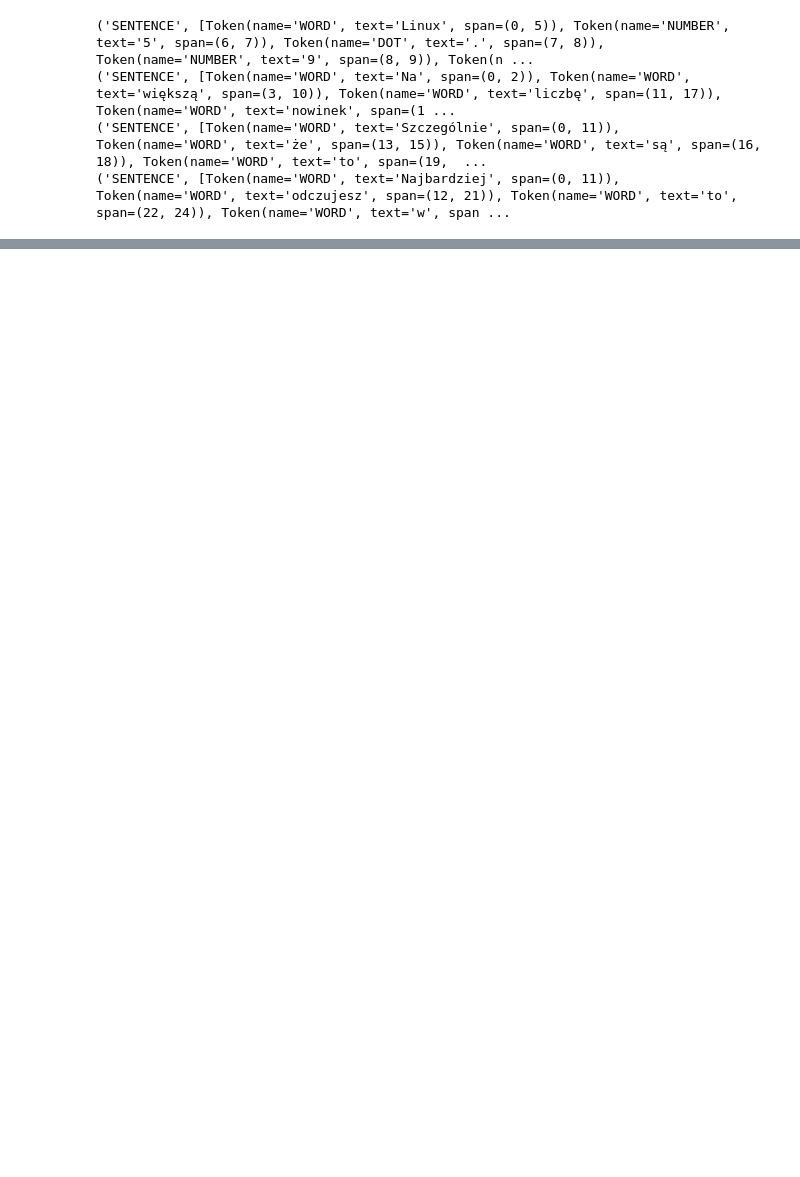
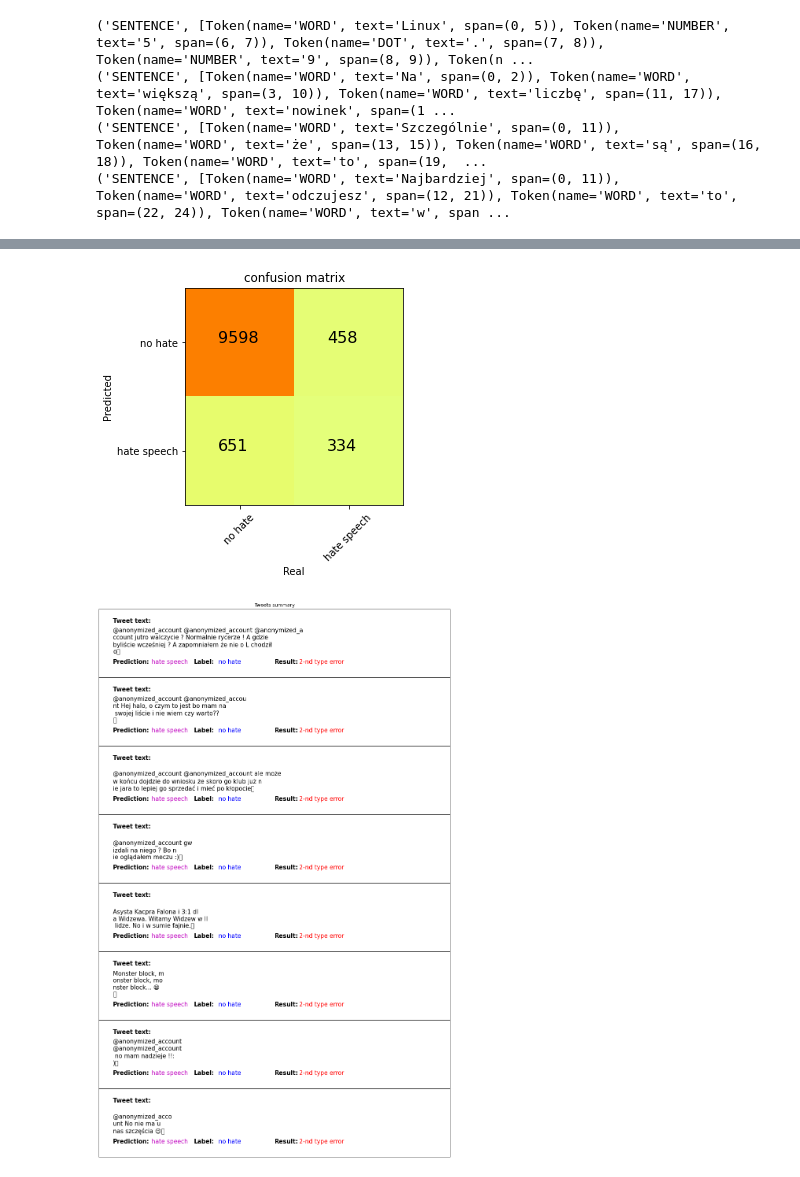
Before and after one commit to kk0walski/AJNLab1, a Jupyter notebook: hate_speech/Tokenization.ipynb, the cells around one changed output, grey strips where cells are left out. Saved outputs shown, nothing was run; the diff lists cells and outputs as text; code cells hidden in the pictures; blank space fills up the shorter version.

```diff
--- a/hate_speech/Tokenization.ipynb
+++ b/hate_speech/Tokenization.ipynb
@@ -279,3 +360,3 @@ Fitting 5 folds for each of 1680 candidates, totalling 8400 fits
 # %%
-test_classifier("MorphoDitaPrzym.txt")
+test_classifier("MorphoDitaPrzym.txt", "images/MorphoDitaPrzym.png", "images/MorphoDitaPrzymBoard.png")
 # %% [output]
@@ -299 +380,3 @@ Fitting 5 folds for each of 1680 candidates, totalling 8400 fits
+[figure, added]
+[figure, added]
 # %%
```
Also changed, not shown: parts of 17 cells of this notebook, 29 other files.
